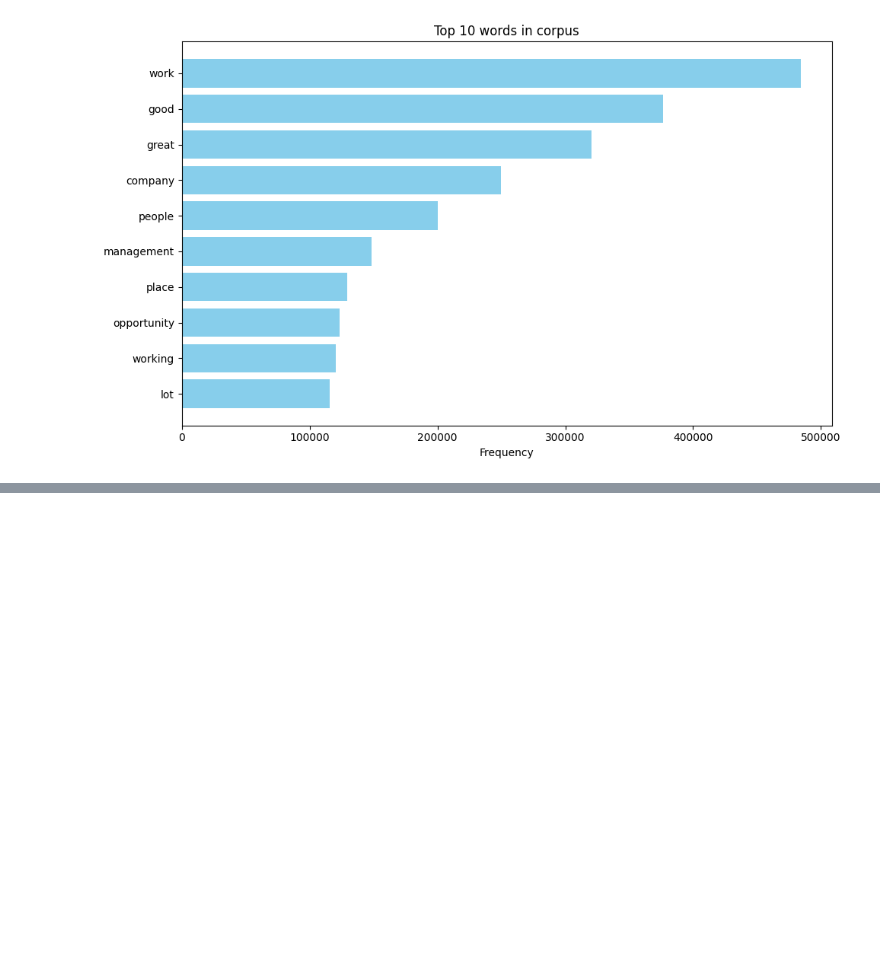
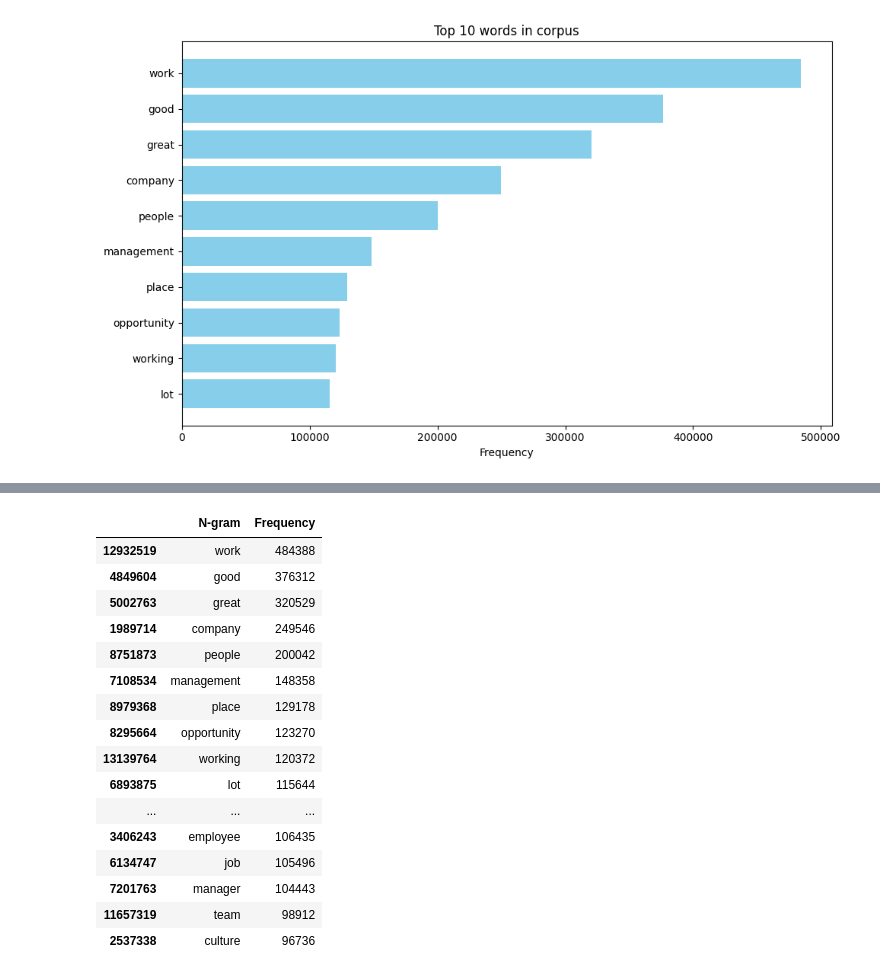
Before and after one commit to ASantosMorales/progra2_mcd_challenges, a Jupyter notebook: comments_on_glassdoor_challenge/notebooks/test.ipynb, the cells around one changed output, grey strips where cells are left out. Drawn from its saved outputs; the diff is of its cells as text; code cells hidden in the pictures; blank space fills up the shorter version.

```diff
--- a/comments_on_glassdoor_challenge/notebooks/test.ipynb
+++ b/comments_on_glassdoor_challenge/notebooks/test.ipynb
@@ -524,0 +603,20 @@ plt.show()
+# %%
+top_ngrams
+# %% [output]
+|  | N-gram | Frequency |
+| 12932519 | work | 484388 |
+| 4849604 | good | 376312 |
+| 5002763 | great | 320529 |
+| 1989714 | company | 249546 |
+| 8751873 | people | 200042 |
+| 7108534 | management | 148358 |
+| 8979368 | place | 129178 |
+| 8295664 | opportunity | 123270 |
+| 13139764 | working | 120372 |
+| 6893875 | lot | 115644 |
+| ... | ... | ... |
+| 3406243 | employee | 106435 |
+| 6134747 | job | 105496 |
+| 7201763 | manager | 104443 |
+| 11657319 | team | 98912 |
+| 2537338 | culture | 96736 |
```
Also changed, not shown: parts of 6 cells of this notebook.
